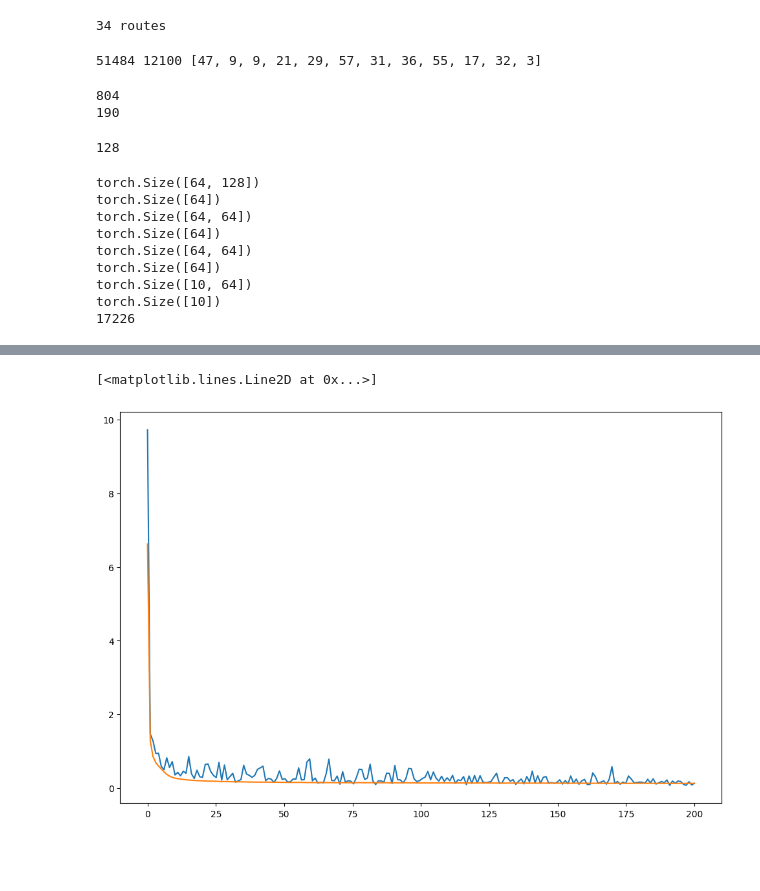
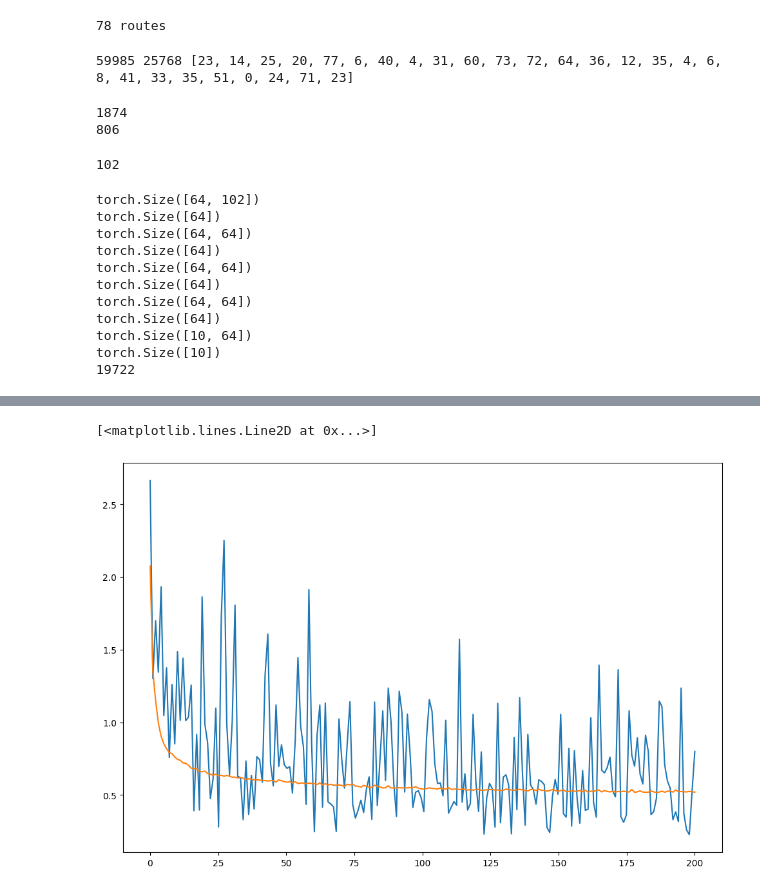
Before and after one commit to GregorKikelj/ml-controls, a Jupyter notebook: 07Improvements.ipynb, the cells around one changed output, grey strips where cells are left out. Saved outputs shown, nothing was run; the diff lists cells and outputs as text; code cells hidden in the pictures; blank space fills up the shorter version.

```diff
--- a/07Improvements.ipynb
+++ b/07Improvements.ipynb
@@ -40,6 +40,7 @@ maxTorque = 0
 
 maxVDot = [0]*3
 maxAlphaDot = [0]*3
+allV = []
 for file in files:
     path = os.path.join("dataset", file)
     with open(path, newline='') as csvfile:
@@ -59,6 +60,7 @@ for file in files:
         for row in spamreader:
             phi.append(float(row[1]))
             v.append(float(row[2]))
+            allV.append(float(row[2]))
             M.append(float(row[3]))
 
             vPacket = [float(row[i]) for i in range(4, 7)]
@@ -73,7 +75,7 @@ for file in files:
             for i in range(3):
                 maxVDot2[i] = max(abs(float(row[4+i])), maxVDot2[i])
                 maxAlphaDot2[i] = max(abs(float(row[7+i])), maxAlphaDot2[i])
-        if min(v) > 25 and max(v)<34:
+        if min(v) > 20:
             routes.append(Route(torch.tensor(phi), torch.tensor(v), torch.tensor(M), torch.tensor(IMU_v).permute(1,0), torch.tensor(IMU_alpha).permute(1,0)))
             allRows += len(phi)
             maxAngle = max(maxAngle, maxAngle2)
@@ -108,16 +131,16 @@ fwd_data = [10, 20, 30, 40, 50, 60, 70, 80, 90, 100]
 
 all_routes = len(routes)
 print(f"{all_routes} routes")
-test_count = int(all_routes*0.2)
+test_count = int(all_routes*0.35)
 test_routes_id = [randrange(all_routes) for _ in range(test_count)]
-test_routes_id = [47, 9, 9, 21, 29, 57, 31, 36, 55, 17, 32, 3]
+test_routes_id = [23, 14, 25, 20, 77, 6, 40, 4, 31, 60, 73, 72, 64, 36, 12, 35, 4, 6, 8, 41, 33, 35, 51, 0, 24, 71, 23]
 
 train_routes = [routes[i] for i in range(all_routes) if i not in test_routes_id]
 test_routes = [routes[i] for i in range(all_routes) if i in test_routes_id]
-#Phi, v, M, IMU_v, IMU_alpha
-groups = [2, 10, 25, 10, 10]
+#Phi, v, M_prev, M_fut, IMU_v, IMU_alpha
+groups = [4, 20, 50, 10, 10, 10]
 
-input_length = prev_data//groups[0] + prev_data//groups[1] + (prev_data+fwd_data[-1])//groups[2] + 3*prev_data//groups[3] + 3*prev_data//groups[4]
+input_length = prev_data//groups[0] + prev_data//groups[1] + prev_data//groups[2] + fwd_data[-1]//groups[3] + 3*prev_data//groups[4] + 3*prev_data//groups[5]
 output_length = len(fwd_data)
 
 def caddy_dataset(train):
@@ -128,19 +151,22 @@ def caddy_dataset(train):
         for idx in range(prev_data, len(route.v)-fwd_data[-1], 5):
             phi = route.phi[idx-prev_data : idx]/maxAngle
             v = route.v[idx-prev_data : idx]/maxSpeed
-            M = route.M[idx-prev_data : idx+fwd_data[-1]]/maxTorque
+            M_prev = route.M[idx-prev_data : idx]/maxTorque
+            M_fut = route.M[idx : idx+fwd_data[-1]]/maxTorque
 
             phi = phi.reshape(-1, groups[0]).mean(axis=1)
             v = v.reshape(-1, groups[1]).mean(axis=1)
-            M = M.reshape(-1, groups[2]).mean(axis=1)
+            M_prev = M_prev.reshape(-1, groups[2]).mean(axis=1)
+            M_fut = M_fut.reshape(-1, groups[3]).mean(axis=1)
 
-            IMU_v = [(route.IMU_v[i][idx-prev_data:idx]/maxVDot[i]).reshape(-1, groups[3]).mean(axis=1) for i in range(3)]
-            IMU_alpha = [(route.IMU_alpha[i][idx-prev_data:idx]/maxAlphaDot[i]).reshape(-1, groups[4]).mean(axis=1) for i in range(3)]
+            IMU_v = [(route.IMU_v[i][idx-prev_data:idx]/maxVDot[i]).reshape(-1, groups[4]).mean(axis=1) for i in range(3)]
+            IMU_alpha = [(route.IMU_alpha[i][idx-prev_data:idx]/maxAlphaDot[i]).reshape(-1, groups[5]).mean(axis=1) for i in range(3)]
 
             o = torch.zeros((output_length,))
             for i in range(output_length):
                 o[i] = route.phi[idx+fwd_data[i]]/maxAngle
-            data = (phi, v, M, IMU_v[0], IMU_v[1], IMU_v[2], IMU_alpha[0], IMU_alpha[1], IMU_alpha[2])
+
+            data = (phi, v, M_prev, M_fut, IMU_v[0], IMU_v[1], IMU_v[2], IMU_alpha[0], IMU_alpha[1], IMU_alpha[2])
             data_input = np.concatenate(data)
             i_data.append(data_input)
             o_data.append(o)
@@ -152,16 +178,16 @@ test_set = caddy_dataset(False)
 
 print(len(train_set), len(test_set), test_routes_id)
 # %% [output]
-34 routes
+78 routes
-51484 12100 [47, 9, 9, 21, 29, 57, 31, 36, 55, 17, 32, 3]
+59985 25768 [23, 14, 25, 20, 77, 6, 40, 4, 31, 60, 73, 72, 64, 36, 12, 35, 4, 6, 8, 41, 33, 35, 51, 0, 24, 71, 23]
 # %%
-train_dataloader = DataLoader(train_set, batch_size=64, shuffle=True, drop_last=True)
-test_dataloader = DataLoader(test_set, batch_size=64, shuffle=False)
+train_dataloader = DataLoader(train_set, batch_size=32, shuffle=True, drop_last=True)
+test_dataloader = DataLoader(test_set, batch_size=32, shuffle=False)
 print(len(train_dataloader))
 print(len(test_dataloader))
 # %% [output]
-804
-190
+1874
+806
 # %%
 # base_size = prev_data//group_base
 # IMU_size = prev_data//group_IMU
@@ -176,6 +202,8 @@ class NeuralNetwork(nn.Module):
             nn.ReLU(),
             nn.Linear(64, 64),
             nn.ReLU(),
+            nn.Linear(64, 64),
+            nn.ReLU(),
             nn.Linear(64, output_length),
             nn.Tanh()
         )
@@ -185,7 +213,7 @@ class NeuralNetwork(nn.Module):
         return self.linear_relu_stack(x)
 print(input_length)
 # %% [output]
-128
+102
 # %%
 def train_loop(dataloader, model, loss_fn, optimizer, debug):
     size = len(dataloader.dataset)
@@ -225,7 +253,9 @@ print(sum(p.numel() for p in model.parameters() if p.requires_grad))
 loss_fn = nn.MSELoss()
 optimizer = torch.optim.Adam(model.parameters(), lr=1e-5)
 # %% [output]
-torch.Size([64, 128])
+torch.Size([64, 102])
+torch.Size([64])
+torch.Size([64, 64])
 torch.Size([64])
 torch.Size([64, 64])
 torch.Size([64])
@@ -233,10 +263,10 @@ torch.Size([64, 64])
 torch.Size([64])
 torch.Size([10, 64])
 torch.Size([10])
-17226
+19722
 # %%
 epochs = 200
-skip = 5
+skip = 1
 loss_t = []
 loss_e = []
 for t in range(epochs):
@@ -268,5 +298,5 @@ Test  loss: 0.1289717107493684
 [<matplotlib.lines.Line2D at 0x...>]
-[figure, old version]
+[figure, new version]
 # %%
 random_sample = test_set[randrange(len(test_set))]
 initial_angle = random_sample[0][prev_data//groups[0]-1]*maxAngle
```
Also changed, not shown: parts of 6 cells of this notebook, 3 other files.
